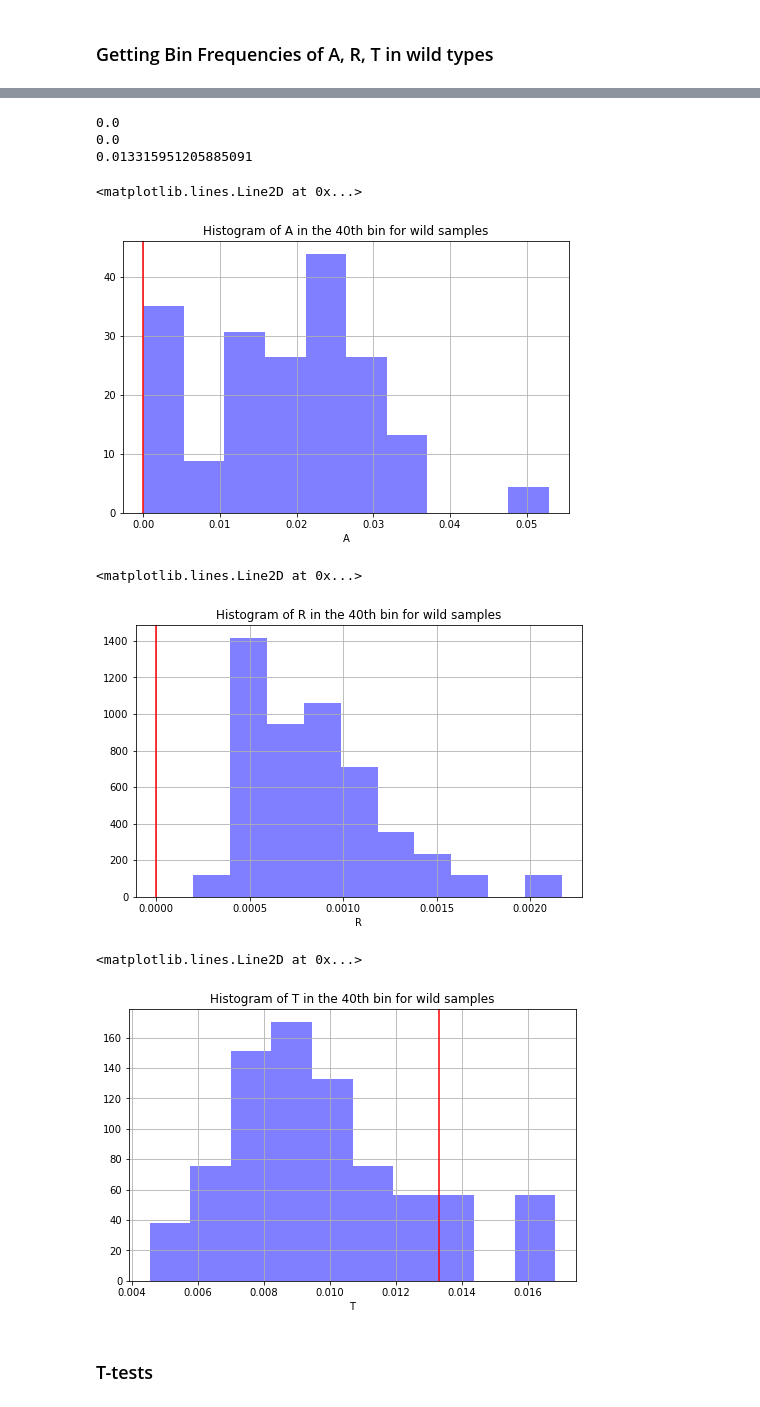
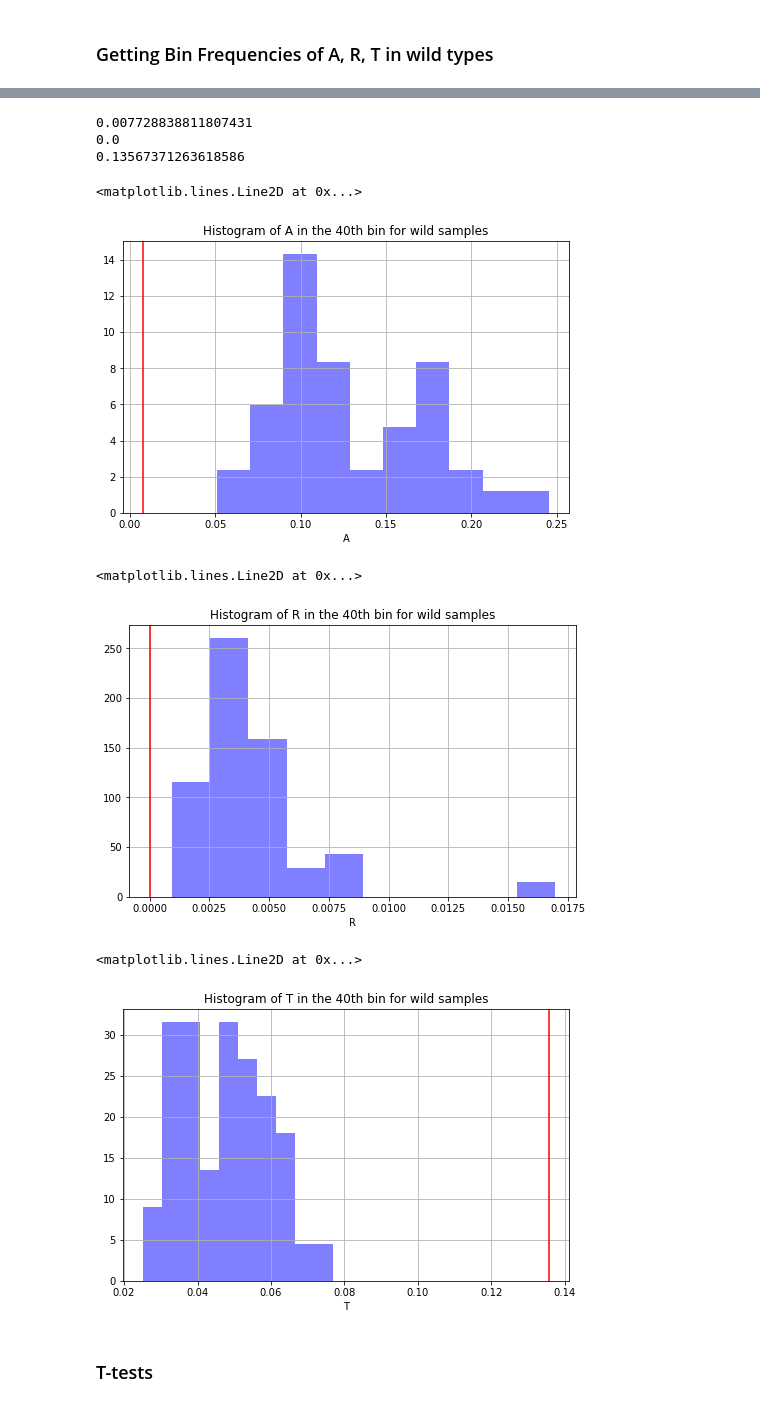
Before and after one commit to liwencong1995/SDS-Capstone-Zebrafish, a Jupyter notebook: model1.ipynb, the cells around one changed output, grey strips where cells are left out. Saved outputs shown, nothing was run; the diff lists cells and outputs as text; code cells hidden in the pictures.

```diff
--- a/model1.ipynb
+++ b/model1.ipynb
@@ -225,7 +225,7 @@ print(min(T))
 # %% [markdown]
 ### Getting Bin Frequencies of A, R, T in wild types
 # %%
-bin_num = 50
+bin_num = 10
 # %%
 hist_a, bin_edges_a = np.histogram(A, density=True, bins=bin_num)
 hist_r, bin_edges_r = np.histogram(R, density=True, bins=bin_num)
@@ -268,46 +258,47 @@ for i in range(1,bin_num+1):
 # %%
 yot = Brain()
 yot.read_data('../Output-yot-01-17-10-24/you-too_01_AT.psi')
-freq_yot_a=yot.get_bin_freq(bin_edges_a,40)
-freq_yot_r=yot.get_bin_freq(bin_edges_r,40)
-freq_yot_t=yot.get_bin_freq(bin_edges_t,40)
+
+freq_yot_a=yot.get_bin_freq(bin_edges_a,5)
+freq_yot_r=yot.get_bin_freq(bin_edges_r,5)
+freq_yot_t=yot.get_bin_freq(bin_edges_t,5)
 print(freq_yot_a)
 print(freq_yot_r)
 print(freq_yot_t)
 # %% [output]
+0.007728838811807431
 0.0
-0.0
-0.013315951205885091
+0.13567371263618586
 # %%
 plt.figure(figsize=(8, 5))
-plt.hist(freqs_a[40], facecolor='b', alpha=0.5, normed=True)
+plt.hist(freqs_a[5], facecolor='b', alpha=0.5, normed=True)
 plt.xlabel('A')
 plt.title('Histogram of A in the 40th bin for wild samples')
 plt.grid(True)
 plt.axvline(x=freq_yot_a, color='r')
 # %% [output]
 <matplotlib.lines.Line2D at 0x...>
-[figure, old version]
+[figure, new version]
 # %%
 plt.figure(figsize=(8, 5))
-plt.hist(freqs_r[40], facecolor='b', alpha=0.5, normed=True)
+plt.hist(freqs_r[5], facecolor='b', alpha=0.5, normed=True)
 plt.xlabel('R')
 plt.title('Histogram of R in the 40th bin for wild samples')
 plt.grid(True)
 plt.axvline(x=freq_yot_r, color='r')
 # %% [output]
 <matplotlib.lines.Line2D at 0x...>
-[figure, old version]
+[figure, new version]
 # %%
 plt.figure(figsize=(8, 5))
-plt.hist(freqs_t[40], facecolor='b', alpha=0.5, normed=True)
+plt.hist(freqs_t[5], facecolor='b', alpha=0.5, normed=True)
 plt.xlabel('T')
 plt.title('Histogram of T in the 40th bin for wild samples')
 plt.grid(True)
 plt.axvline(x=freq_yot_t, color='r')
 # %% [output]
 <matplotlib.lines.Line2D at 0x...>
-[figure, old version]
+[figure, new version]
 # %% [markdown]
 ### T-tests
 # %%
```
Also changed, not shown: parts of 3 cells of this notebook, 1 other file.
